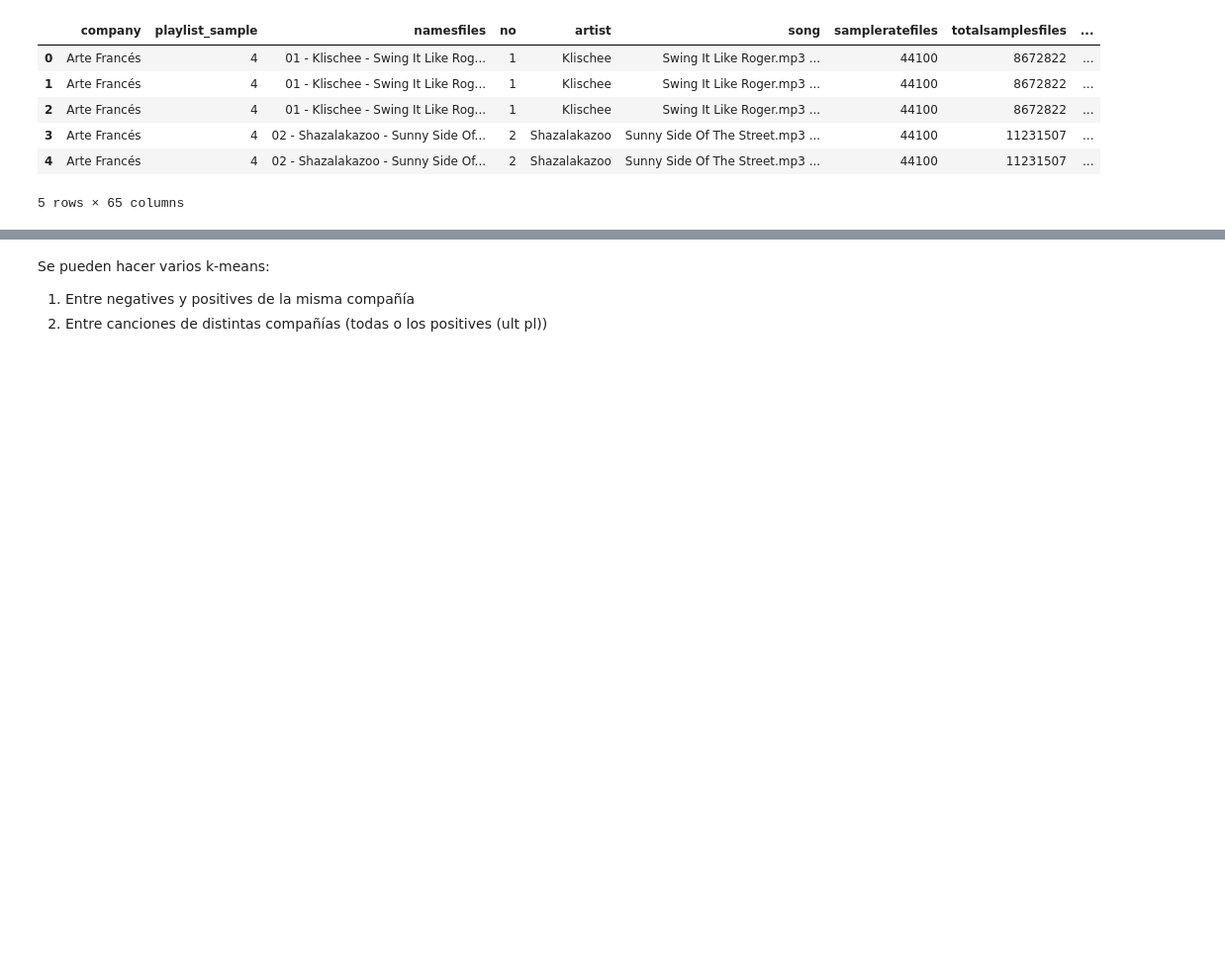
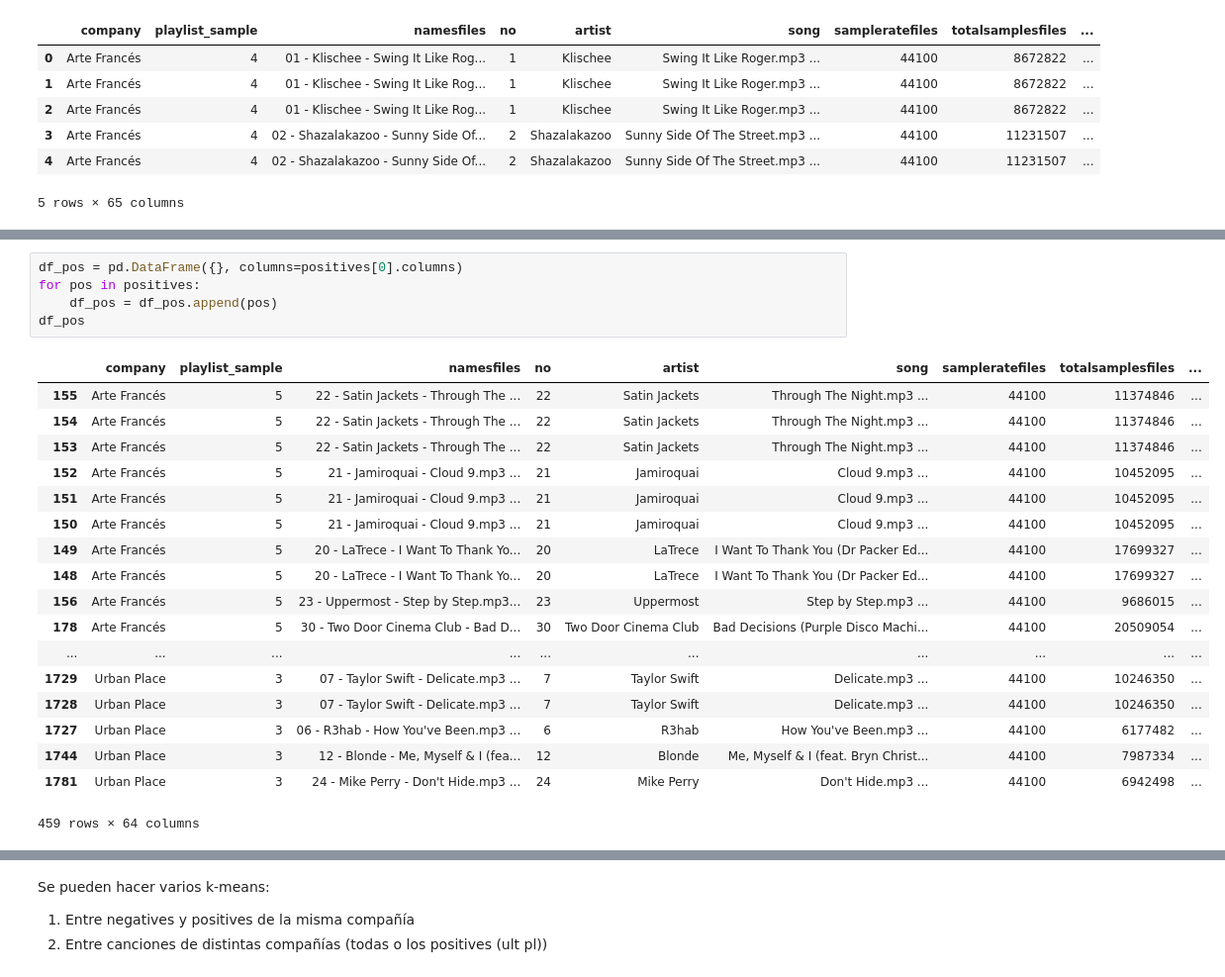
Before and after one commit to brayanrodbajo/clientan, a Jupyter notebook: analysis.ipynb, the cells around one changed output, grey strips where cells are left out. Shown at 99% size. Drawn from its saved outputs; the diff is of its cells as text; blank space fills up the shorter version.

```diff
--- a/analysis.ipynb
+++ b/analysis.ipynb
@@ -386,0 +389,24 @@ pivot_df.loc[:,companies].plot.bar(stacked=True, figsize=(10,7))
+# %%
+df_pos = pd.DataFrame({}, columns=positives[0].columns)
+for pos in positives:
+    df_pos = df_pos.append(pos)
+df_pos
+# %% [output]
+|  | company | playlist_sample | namesfiles | no | artist | song | sampleratefiles | totalsamplesfiles | ... |
+| 155 | Arte Francés | 5 | 22 - Satin Jackets - Through The ... | 22 | Satin Jackets | Through The Night.mp3 ... | 44100 | 11374846 | ... |
+| 154 | Arte Francés | 5 | 22 - Satin Jackets - Through The ... | 22 | Satin Jackets | Through The Night.mp3 ... | 44100 | 11374846 | ... |
+| 153 | Arte Francés | 5 | 22 - Satin Jackets - Through The ... | 22 | Satin Jackets | Through The Night.mp3 ... | 44100 | 11374846 | ... |
+| 152 | Arte Francés | 5 | 21 - Jamiroquai - Cloud 9.mp3 ... | 21 | Jamiroquai | Cloud 9.mp3 ... | 44100 | 10452095 | ... |
+| 151 | Arte Francés | 5 | 21 - Jamiroquai - Cloud 9.mp3 ... | 21 | Jamiroquai | Cloud 9.mp3 ... | 44100 | 10452095 | ... |
+| 150 | Arte Francés | 5 | 21 - Jamiroquai - Cloud 9.mp3 ... | 21 | Jamiroquai | Cloud 9.mp3 ... | 44100 | 10452095 | ... |
+| 149 | Arte Francés | 5 | 20 - LaTrece - I Want To Thank Yo... | 20 | LaTrece | I Want To Thank You (Dr Packer Ed... | 44100 | 17699327 | ... |
+| 148 | Arte Francés | 5 | 20 - LaTrece - I Want To Thank Yo... | 20 | LaTrece | I Want To Thank You (Dr Packer Ed... | 44100 | 17699327 | ... |
+| 156 | Arte Francés | 5 | 23 - Uppermost - Step by Step.mp3... | 23 | Uppermost | Step by Step.mp3 ... | 44100 | 9686015 | ... |
+| 178 | Arte Francés | 5 | 30 - Two Door Cinema Club - Bad D... | 30 | Two Door Cinema Club | Bad Decisions (Purple Disco Machi... | 44100 | 20509054 | ... |
+| ... | ... | ... | ... | ... | ... | ... | ... | ... | ... |
+| 1729 | Urban Place | 3 | 07 - Taylor Swift - Delicate.mp3 ... | 7 | Taylor Swift | Delicate.mp3 ... | 44100 | 10246350 | ... |
+| 1728 | Urban Place | 3 | 07 - Taylor Swift - Delicate.mp3 ... | 7 | Taylor Swift | Delicate.mp3 ... | 44100 | 10246350 | ... |
+| 1727 | Urban Place | 3 | 06 - R3hab - How You've Been.mp3 ... | 6 | R3hab | How You've Been.mp3 ... | 44100 | 6177482 | ... |
+| 1744 | Urban Place | 3 | 12 - Blonde - Me, Myself & I (fea... | 12 | Blonde | Me, Myself & I (feat. Bryn Christ... | 44100 | 7987334 | ... |
+| 1781 | Urban Place | 3 | 24 - Mike Perry - Don't Hide.mp3 ... | 24 | Mike Perry | Don't Hide.mp3 ... | 44100 | 6942498 | ... |
+459 rows × 64 columns
```
Also changed, not shown: parts of 30 cells of this notebook.
